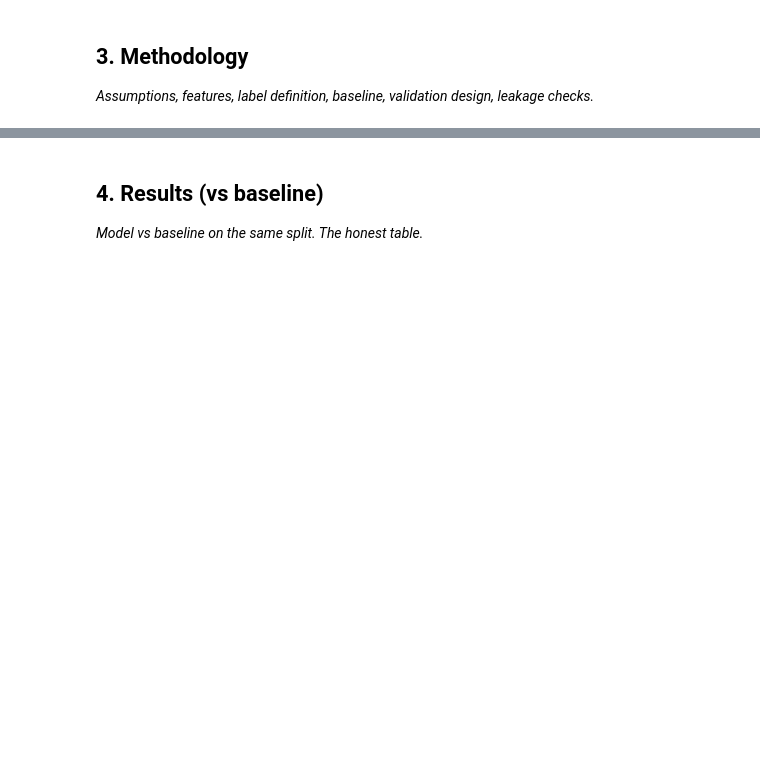
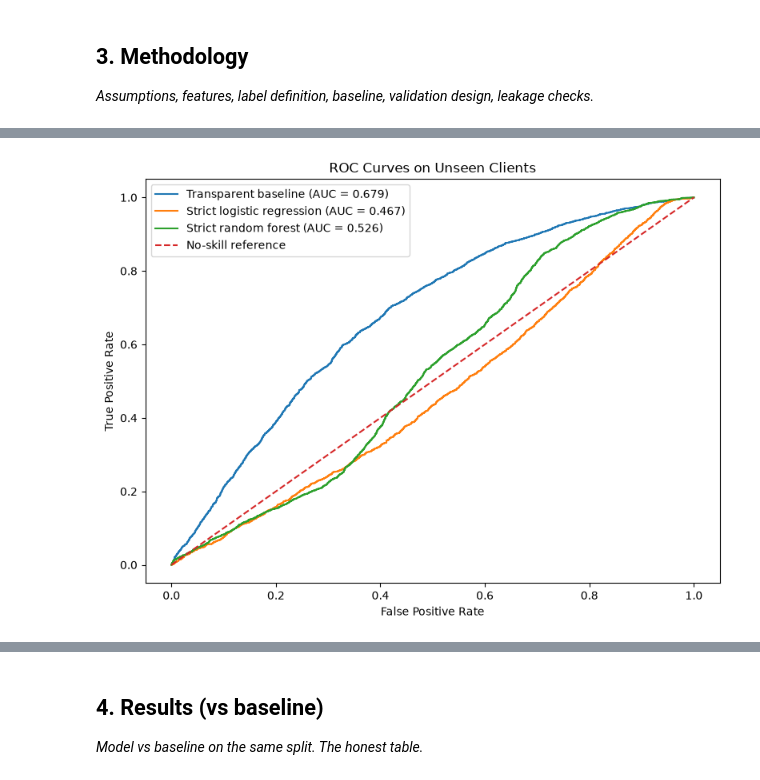
Before and after one commit to imnxr/flyrank-ml-internship, a Jupyter notebook: work/notebooks/capstone.ipynb, the cells around one changed output, grey strips where cells are left out. Drawn from its saved outputs; the diff is of its cells as text; code cells hidden in the pictures; blank space fills up the shorter version.

```diff
--- a/work/notebooks/capstone.ipynb
+++ b/work/notebooks/capstone.ipynb
@@ -20,0 +1034,19 @@ This skeleton is yours to fill. Work the sections **in order** — each one has
+# %%
+strict_feature_columns = [
+    "impressions_prev30",
+    "clicks_prev30",
+    "avg_position_prev30",
+    "content_age_days"
+]
+
+strict_numeric_features = strict_feature_columns
+strict_categorical_features = []
+
+X_strict = model_df[strict_feature_columns]
+
+X_train_strict = X_strict.iloc[train_idx]
+X_test_strict = X_strict.iloc[test_idx]
+
+print("Strict train shape:", X_train_strict.shape)
+print("Strict test shape:", X_test_strict.shape)
+print("Strict features:", strict_feature_columns)
@@ -20,0 +1182,54 @@ This skeleton is yours to fill. Work the sections **in order** — each one has
+# %%
+import matplotlib.pyplot as plt
+from sklearn.metrics import roc_curve
+
+baseline_fpr, baseline_tpr, _ = roc_curve(
+    y_test,
+    baseline_test_score
+)
+
+logistic_fpr, logistic_tpr, _ = roc_curve(
+    y_test,
+    strict_logistic_score
+)
+
+forest_fpr, forest_tpr, _ = roc_curve(
+    y_test,
+    strict_random_forest_score
+)
+
+plt.figure(figsize=(8, 6))
+
+plt.plot(
+    baseline_fpr,
+    baseline_tpr,
+    label=f"Transparent baseline (AUC = {baseline_metrics['roc_auc']:.3f})"
+)
+
+plt.plot(
+    logistic_fpr,
+    logistic_tpr,
+    label=f"Strict logistic regression (AUC = {strict_logistic_metrics['roc_auc']:.3f})"
+)
+
+plt.plot(
+    forest_fpr,
+    forest_tpr,
+    label=f"Strict random forest (AUC = {strict_random_forest_metrics['roc_auc']:.3f})"
+)
+
+plt.plot(
+    [0, 1],
+    [0, 1],
+    linestyle="--",
+    label="No-skill reference"
+)
+
+plt.xlabel("False Positive Rate")
+plt.ylabel("True Positive Rate")
+plt.title("ROC Curves on Unseen Clients")
+plt.legend()
+plt.tight_layout()
+plt.show()
+# %% [output]
+[figure, added]
```
Also changed, not shown: parts of 52 cells of this notebook, 6 other files.
